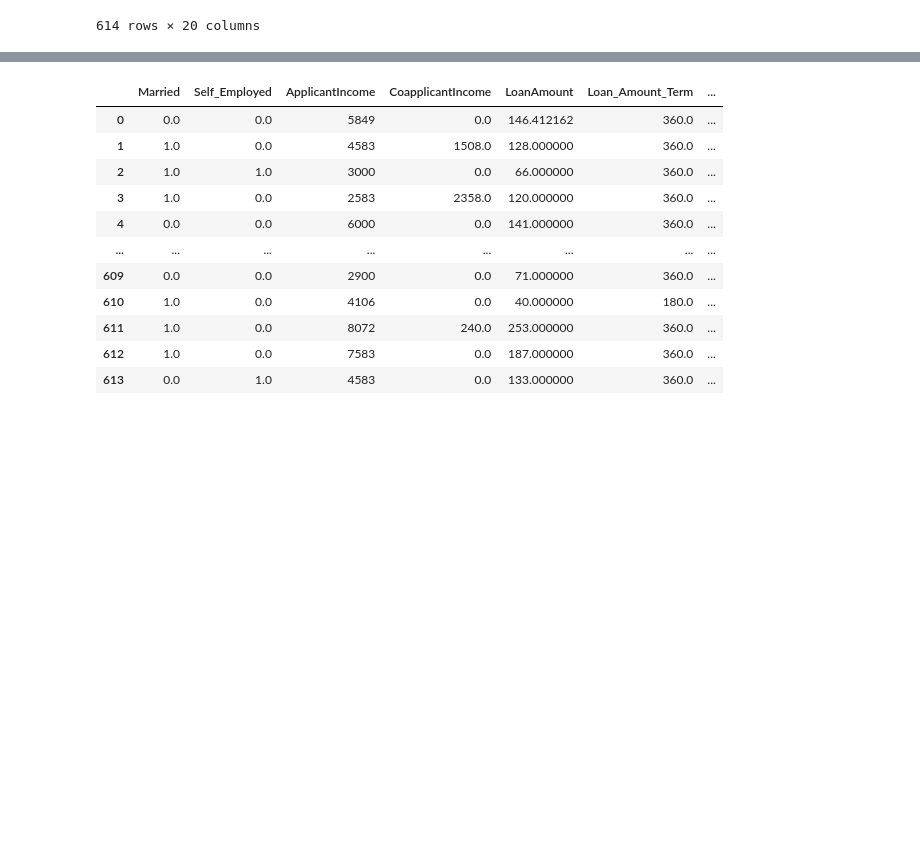
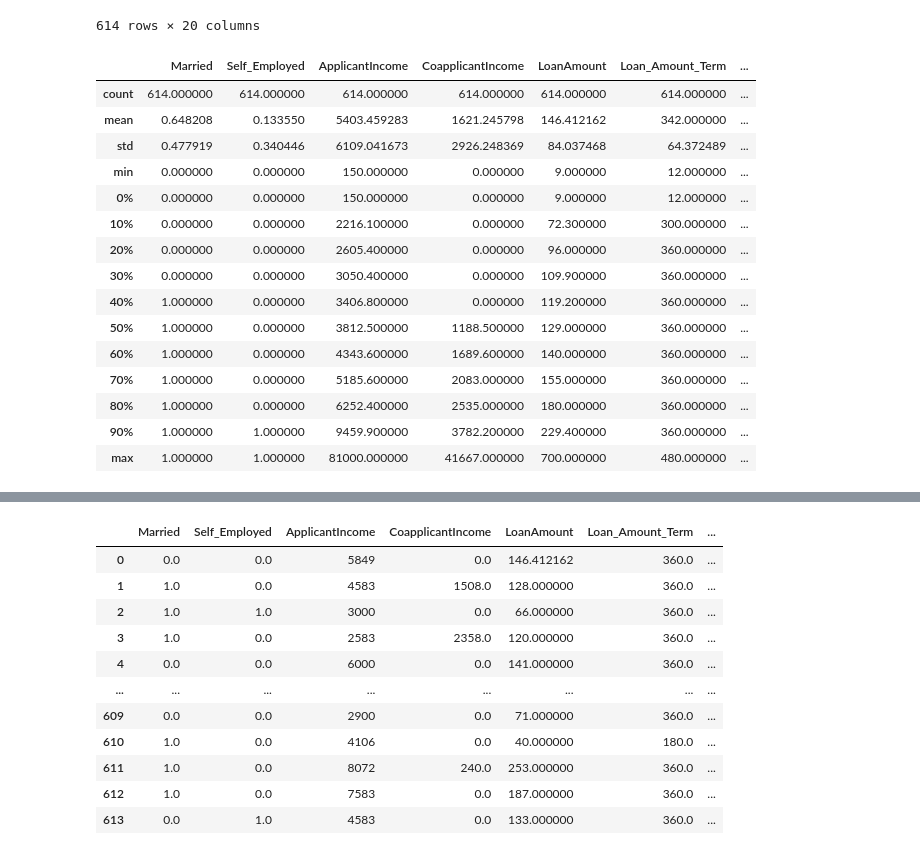
Before and after one commit to Jandre-S/MLG382-Guided-Project-Project1-, a Jupyter notebook: notebooks/linear_model.ipynb, the cells around one changed output, grey strips where cells are left out. Cells and saved outputs as stored; diff of their text form; code cells hidden in the pictures; blank space fills up the shorter version.

```diff
--- a/notebooks/linear_model.ipynb
+++ b/notebooks/linear_model.ipynb
@@ -259,3 +261,22 @@ df2
 | 612 | LP002984 | 1.0 | 0.0 | 7583 | 0.0 | 187.000000 | 360.0 | ... |
 | 613 | LP002990 | 0.0 | 1.0 | 4583 | 0.0 | 133.000000 | 360.0 | ... |
 614 rows × 20 columns
+# %%
+df2.describe([x*0.1 for x in range (10)])
+# %% [output]
+|  | Married | Self_Employed | ApplicantIncome | CoapplicantIncome | LoanAmount | Loan_Amount_Term | ... |
+| count | 614.000000 | 614.000000 | 614.000000 | 614.000000 | 614.000000 | 614.000000 | ... |
+| mean | 0.648208 | 0.133550 | 5403.459283 | 1621.245798 | 146.412162 | 342.000000 | ... |
+| std | 0.477919 | 0.340446 | 6109.041673 | 2926.248369 | 84.037468 | 64.372489 | ... |
+| min | 0.000000 | 0.000000 | 150.000000 | 0.000000 | 9.000000 | 12.000000 | ... |
+| 0% | 0.000000 | 0.000000 | 150.000000 | 0.000000 | 9.000000 | 12.000000 | ... |
+| 10% | 0.000000 | 0.000000 | 2216.100000 | 0.000000 | 72.300000 | 300.000000 | ... |
+| 20% | 0.000000 | 0.000000 | 2605.400000 | 0.000000 | 96.000000 | 360.000000 | ... |
+| 30% | 0.000000 | 0.000000 | 3050.400000 | 0.000000 | 109.900000 | 360.000000 | ... |
+| 40% | 1.000000 | 0.000000 | 3406.800000 | 0.000000 | 119.200000 | 360.000000 | ... |
+| 50% | 1.000000 | 0.000000 | 3812.500000 | 1188.500000 | 129.000000 | 360.000000 | ... |
+| 60% | 1.000000 | 0.000000 | 4343.600000 | 1689.600000 | 140.000000 | 360.000000 | ... |
+| 70% | 1.000000 | 0.000000 | 5185.600000 | 2083.000000 | 155.000000 | 360.000000 | ... |
+| 80% | 1.000000 | 0.000000 | 6252.400000 | 2535.000000 | 180.000000 | 360.000000 | ... |
+| 90% | 1.000000 | 1.000000 | 9459.900000 | 3782.200000 | 229.400000 | 360.000000 | ... |
+| max | 1.000000 | 1.000000 | 81000.000000 | 41667.000000 | 700.000000 | 480.000000 | ... |
```
Also changed, not shown: parts of 13 cells of this notebook.
